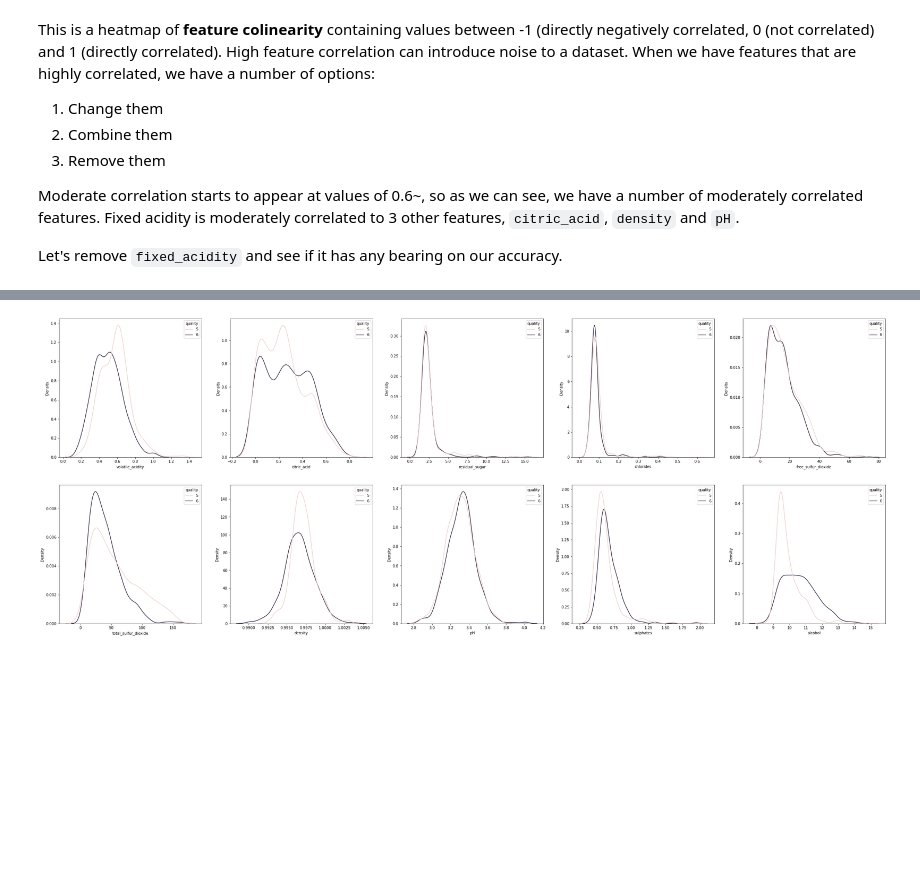
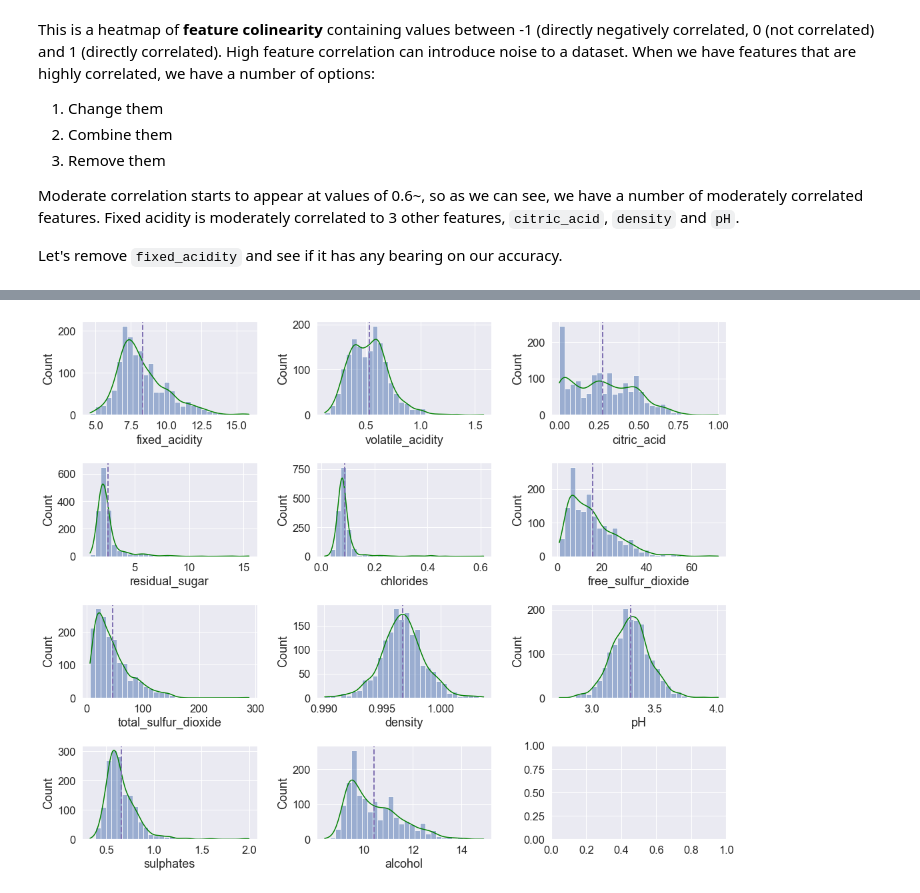
Before and after one commit to Studioname/wine, a Jupyter notebook: Wine_Quality.ipynb, the cells around one changed output, grey strips where cells are left out. Saved outputs shown, nothing was run; the diff lists cells and outputs as text; code cells hidden in the pictures; blank space fills up the shorter version.

```diff
--- a/Wine_Quality.ipynb
+++ b/Wine_Quality.ipynb
@@ -875,9 +912,11 @@ plt.show()
-# %%
-# let's find out how different feature values relate to the classes we're predicting
-
-plt.figure(figsize=(40,40))
-for i in range(1,len(main_df.columns)-1):
-    plt.subplot(5,5,i)
-    sns.kdeplot(x=main_df[main_df.columns[i]],hue=main_df['quality'])
-# %% [output]
-[figure, removed]
+# %%
+numeric_cols = main_df.drop(columns=['quality']).columns
+
+fig, ax = plt.subplots(4, 3, figsize=(15, 12))
+for variable, subplot in zip(numeric_cols, ax.flatten()):
+    g=sns.histplot(wine[variable],bins=30, kde=True, ax=subplot)
+    g.lines[0].set_color('green')
+    g.axvline(x=wine[variable].mean(), color='m', label='Mean', linestyle='--', linewidth=2)
+plt.tight_layout()
+# %% [output]
+[figure, added]
```
Also changed, not shown: parts of 55 cells of this notebook.
